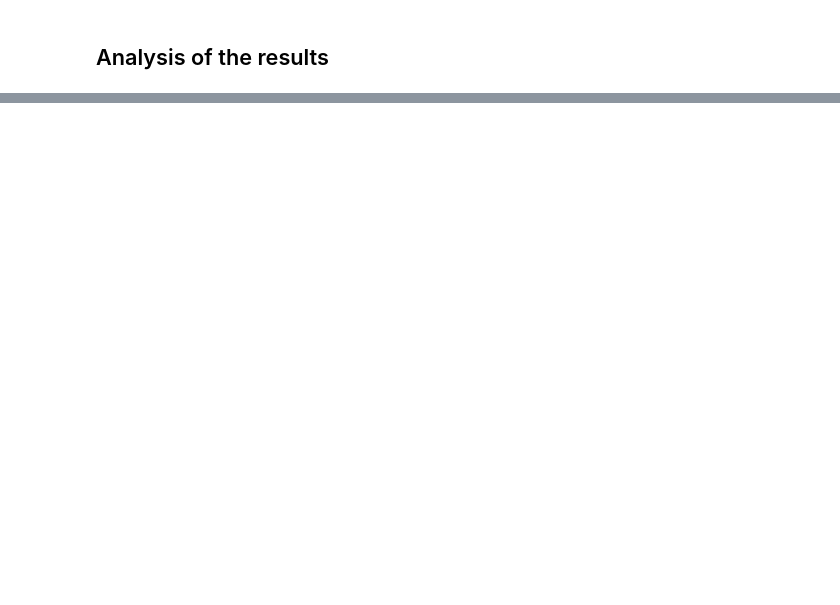
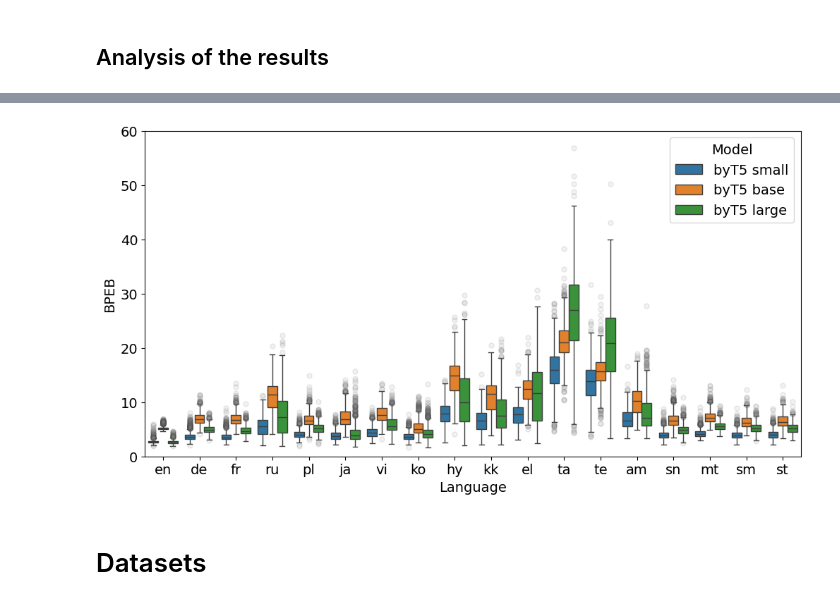
Before and after one commit to tomlimi/MYTE, a Jupyter notebook: flores_modeling_results.ipynb, the cells around one changed output, grey strips where cells are left out. Cells and saved outputs as stored; diff of their text form; code cells hidden in the pictures; blank space fills up the shorter version.

```diff
--- a/flores_modeling_results.ipynb
+++ b/flores_modeling_results.ipynb
@@ -400 +509,9 @@ findfont: Generic family 'serif' not found because none of the following familie
+# %%
+plot_paired_boxplot(nlls, y_label="BPEB", title="bpeb_no_context_en_normed_training_steps", models=("by_small",
+                                                                                                   "by_base",
+                                                                                                   "by_large",), y_logscale=False)
+# %% [output]
+[figure, added]
+# %% [markdown]
+# Datasets
 # %%
```
Also changed, not shown: parts of 49 cells of this notebook.
